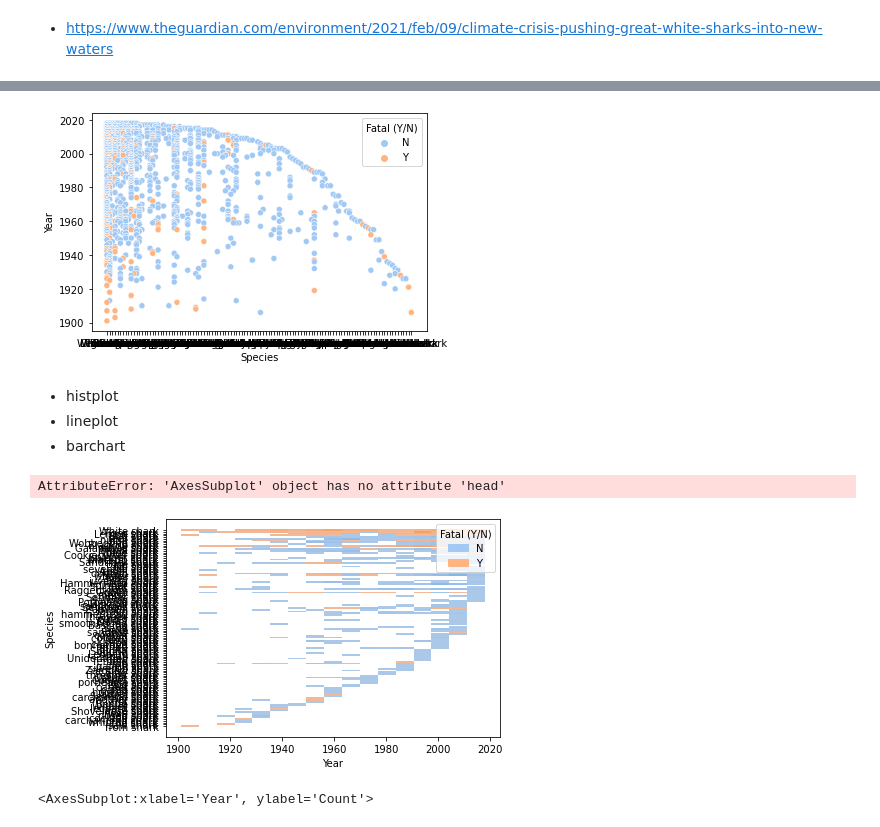
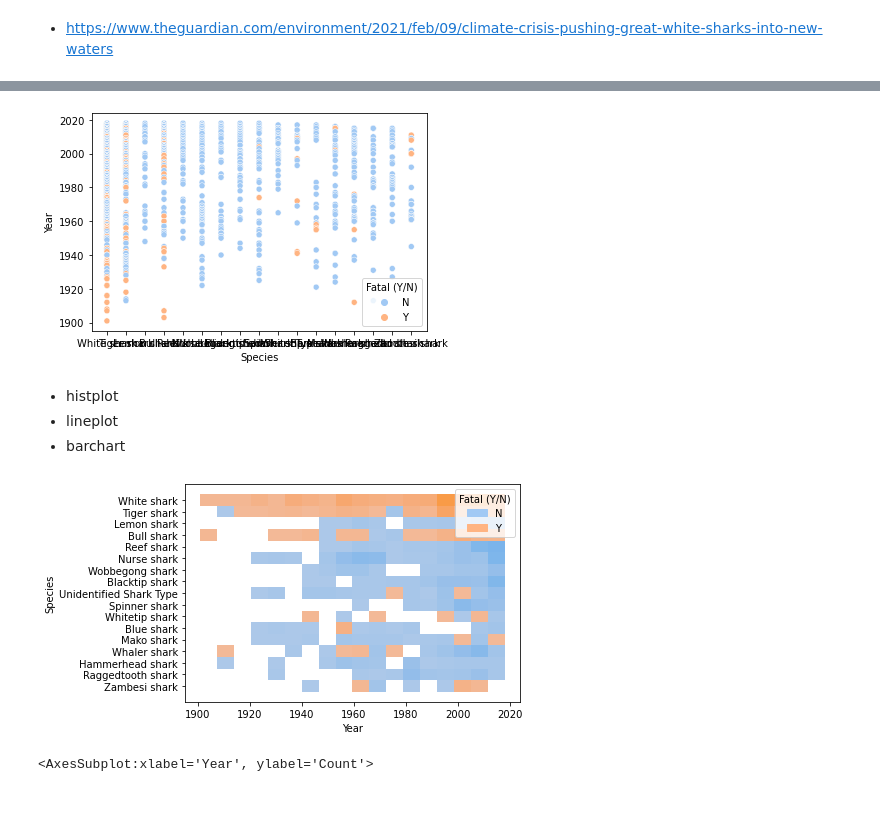
Before and after one commit to Hugocodesdude/Project_1, a Jupyter notebook: Project_1_Data_Vis.ipynb, the cells around one changed output, grey strips where cells are left out. Cells and saved outputs as stored; diff of their text form; code cells hidden in the pictures.

```diff
--- a/Project_1_Data_Vis.ipynb
+++ b/Project_1_Data_Vis.ipynb
@@ -39,16 +39,15 @@ new_df
 # %%
-sns.scatterplot(x="Species", y= "Year" , hue="Fatal (Y/N)", data=clean_data_set, palette="pastel");
+sns.scatterplot(x="Species", y= "Year" , hue="Fatal (Y/N)", data=new_df, palette="pastel");
 # %% [output]
-[figure, old version]
+[figure, new version]
 # %% [markdown]
 - histplot
 - lineplot
 - barchart
 # %%
-sns.histplot(x="Year", y= "Species" , hue="Fatal (Y/N)", data=clean_data_set, palette="pastel").head(5);
+sns.histplot(x="Year", y= "Species" , hue="Fatal (Y/N)", data=new_df, palette="pastel");
 # %% [output]
-AttributeError: 'AxesSubplot' object has no attribute 'head'
-[figure, old version]
+[figure, new version]
 # %%
 sns.histplot(data=clean_data_set, x="Year", hue="Fatal (Y/N)", multiple="dodge", bins=15)
 # %% [output]
```
Also changed, not shown: parts of 1 cell of this notebook, 2 other files.
